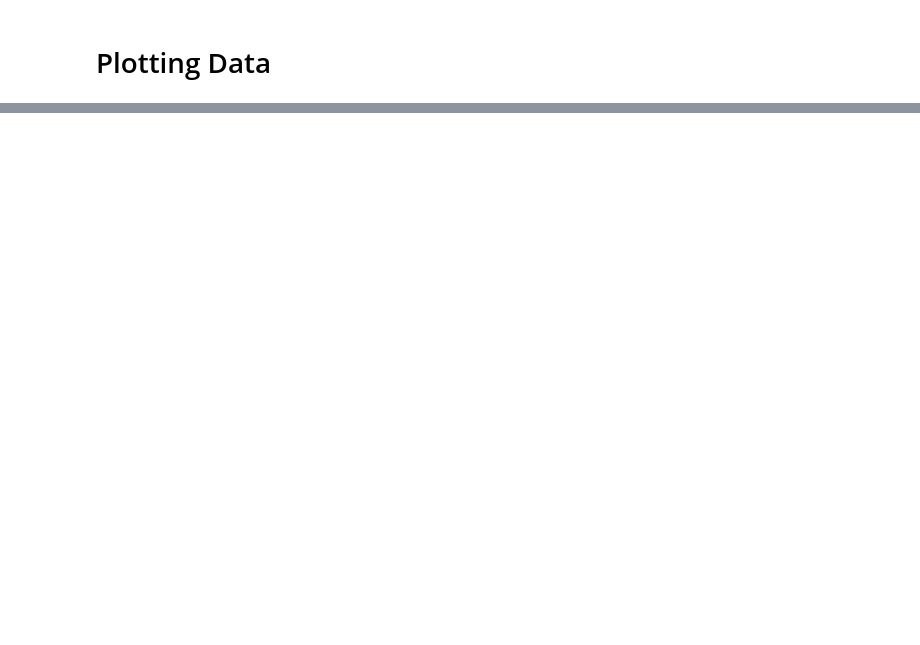
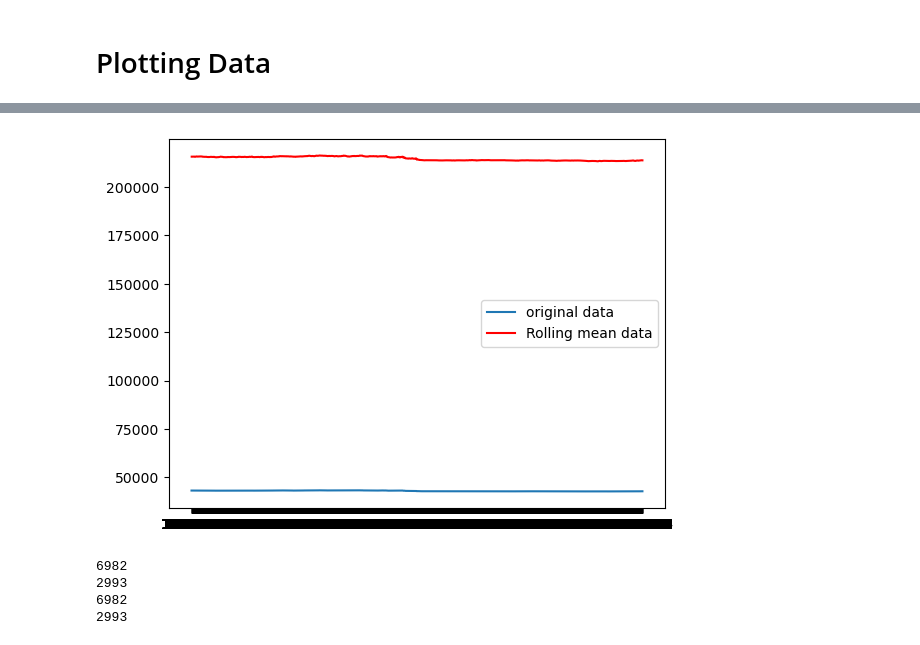
Before and after one commit to ghayurabbasbuck/ML-1-, a Jupyter notebook: Treading Feature (Big Dataset).ipynb, the cells around one changed output, grey strips where cells are left out. Saved outputs shown, nothing was run; the diff lists cells and outputs as text; code cells hidden in the pictures; blank space fills up the shorter version.

```diff
--- a/Treading Feature (Big Dataset).ipynb
+++ b/Treading Feature (Big Dataset).ipynb
@@ -231,0 +227,7 @@ plt.show()
+# %%
+plt.plot(df.index,df['last_price'],label = 'original data')
+plt.plot(df.index, df['rolling_sum'], label = 'Rolling mean data',color='r')
+plt.legend()
+plt.show()
+# %% [output]
+[figure, added]
@@ -231,0 +245,10 @@ plt.show()
+# %%
+print(len(X_train))
+print(len(X_test))
+print(len(Y_train))
+print(len(Y_test))
+# %% [output]
+6982
+2993
+6982
+2993
```
Also changed, not shown: parts of 33 cells of this notebook.
